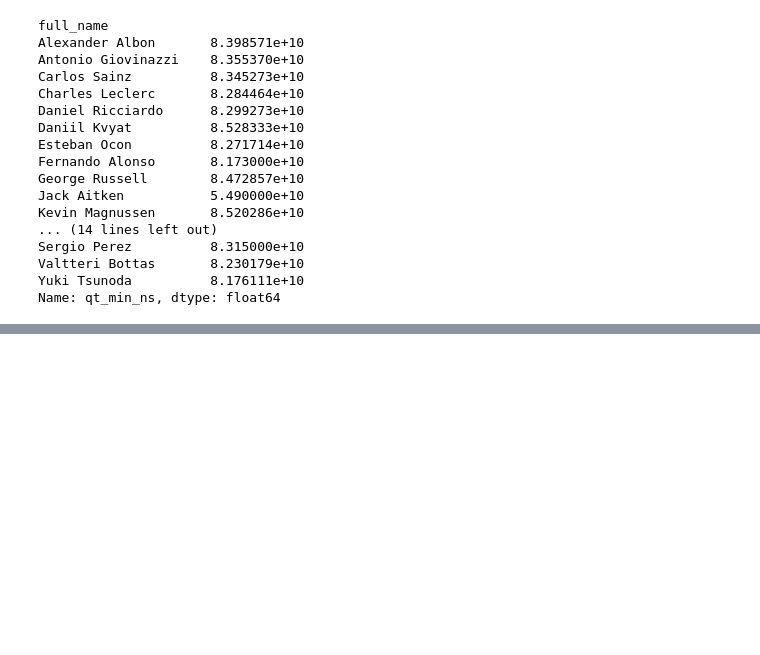
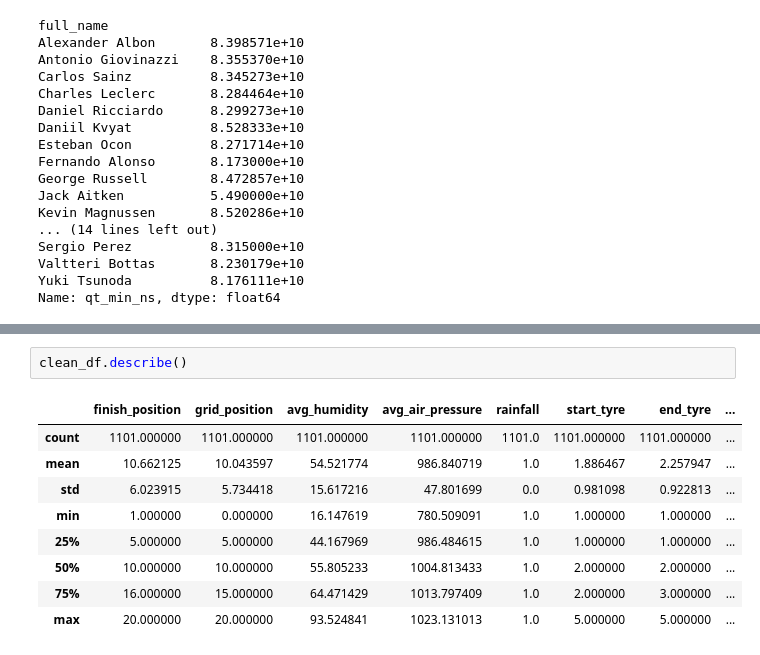
Before and after one commit to Connor-Theo/Formula_1_Sim, a Jupyter notebook: sim_explore.ipynb, the cells around one changed output, grey strips where cells are left out. Cells and saved outputs as stored; diff of their text form; blank space fills up the shorter version.

```diff
--- a/sim_explore.ipynb
+++ b/sim_explore.ipynb
@@ -349,0 +394,12 @@ Name: qt_min_ns, dtype: float64
+# %%
+clean_df.describe()
+# %% [output]
+|  | finish_position | grid_position | avg_humidity | avg_air_pressure | rainfall | start_tyre | end_tyre | ... |
+| count | 1101.000000 | 1101.000000 | 1101.000000 | 1101.000000 | 1101.0 | 1101.000000 | 1101.000000 | ... |
+| mean | 10.662125 | 10.043597 | 54.521774 | 986.840719 | 1.0 | 1.886467 | 2.257947 | ... |
+| std | 6.023915 | 5.734418 | 15.617216 | 47.801699 | 0.0 | 0.981098 | 0.922813 | ... |
+| min | 1.000000 | 0.000000 | 16.147619 | 780.509091 | 1.0 | 1.000000 | 1.000000 | ... |
+| 25% | 5.000000 | 5.000000 | 44.167969 | 986.484615 | 1.0 | 1.000000 | 1.000000 | ... |
+| 50% | 10.000000 | 10.000000 | 55.805233 | 1004.813433 | 1.0 | 2.000000 | 2.000000 | ... |
+| 75% | 16.000000 | 15.000000 | 64.471429 | 1013.797409 | 1.0 | 2.000000 | 3.000000 | ... |
+| max | 20.000000 | 20.000000 | 93.524841 | 1023.131013 | 1.0 | 5.000000 | 5.000000 | ... |
```
Also changed, not shown: parts of 9 cells of this notebook.
